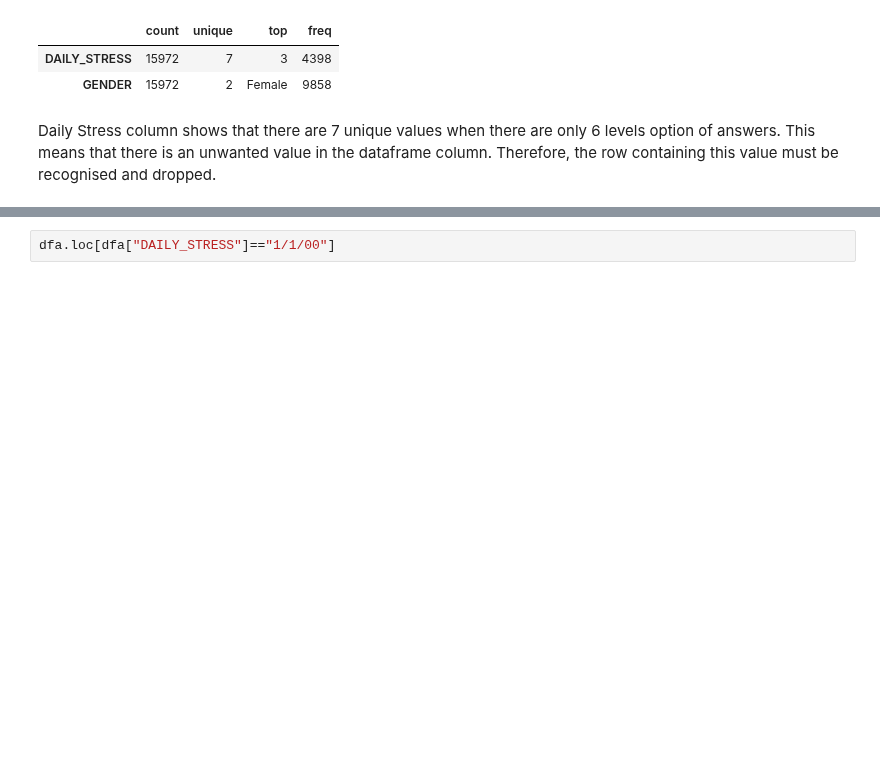
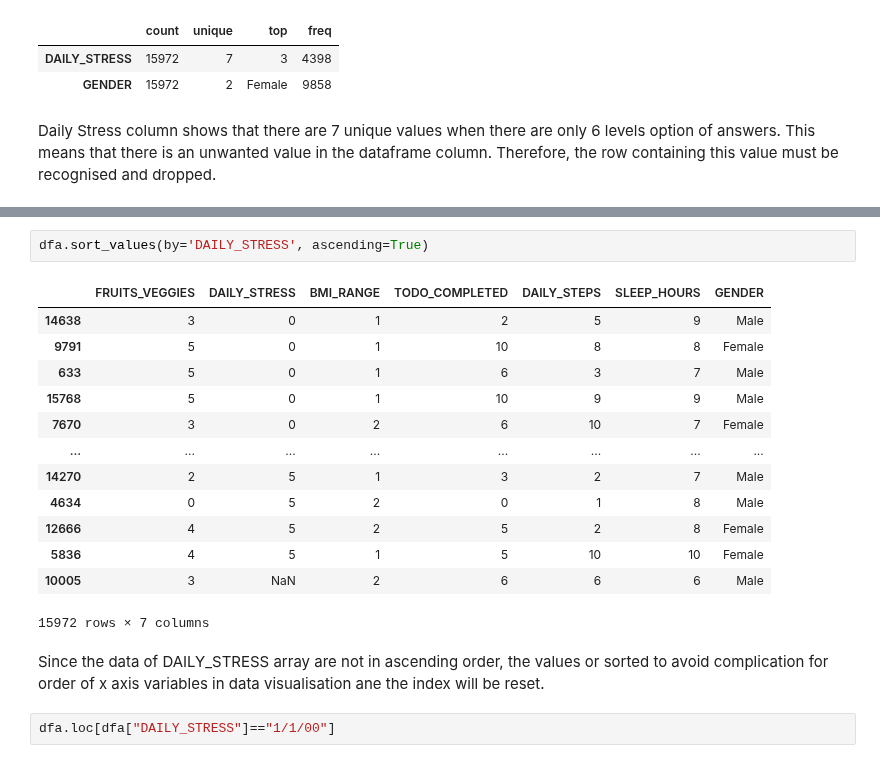
Before and after one commit to ubco-W2022T2-data301/project-group-group06, a Jupyter notebook: analysis/analysis3.ipynb, the cells around one changed output, grey strips where cells are left out. Cells and saved outputs as stored; diff of their text form; blank space fills up the shorter version.

```diff
--- a/analysis/analysis3.ipynb
+++ b/analysis/analysis3.ipynb
@@ -322,3 +322,21 @@ array(['2', '3', '1', '4', '5', '0', '1/1/00'], dtype=object)
+# %%
+dfa.sort_values(by='DAILY_STRESS', ascending=True)
+# %% [output]
+|  | FRUITS_VEGGIES | DAILY_STRESS | BMI_RANGE | TODO_COMPLETED | DAILY_STEPS | SLEEP_HOURS | GENDER |
+| 14638 | 3 | 0 | 1 | 2 | 5 | 9 | Male |
+| 9791 | 5 | 0 | 1 | 10 | 8 | 8 | Female |
+| 633 | 5 | 0 | 1 | 6 | 3 | 7 | Male |
+| 15768 | 5 | 0 | 1 | 10 | 9 | 9 | Male |
+| 7670 | 3 | 0 | 2 | 6 | 10 | 7 | Female |
+| ... | ... | ... | ... | ... | ... | ... | ... |
+| 14270 | 2 | 5 | 1 | 3 | 2 | 7 | Male |
+| 4634 | 0 | 5 | 2 | 0 | 1 | 8 | Male |
+| 12666 | 4 | 5 | 2 | 5 | 2 | 8 | Female |
+| 5836 | 4 | 5 | 1 | 5 | 10 | 10 | Female |
+| 10005 | 3 | NaN | 2 | 6 | 6 | 6 | Male |
+15972 rows × 7 columns
+# %% [markdown]
+Since the data of DAILY_STRESS array are not in ascending order, the values or sorted to avoid complication for order of x axis variables in data visualisation ane the index will be reset.
 # %%
 dfa.loc[dfa["DAILY_STRESS"]=="1/1/00"]
 # %% [output]
```
Also changed, not shown: parts of 19 cells of this notebook, 4 other files.
